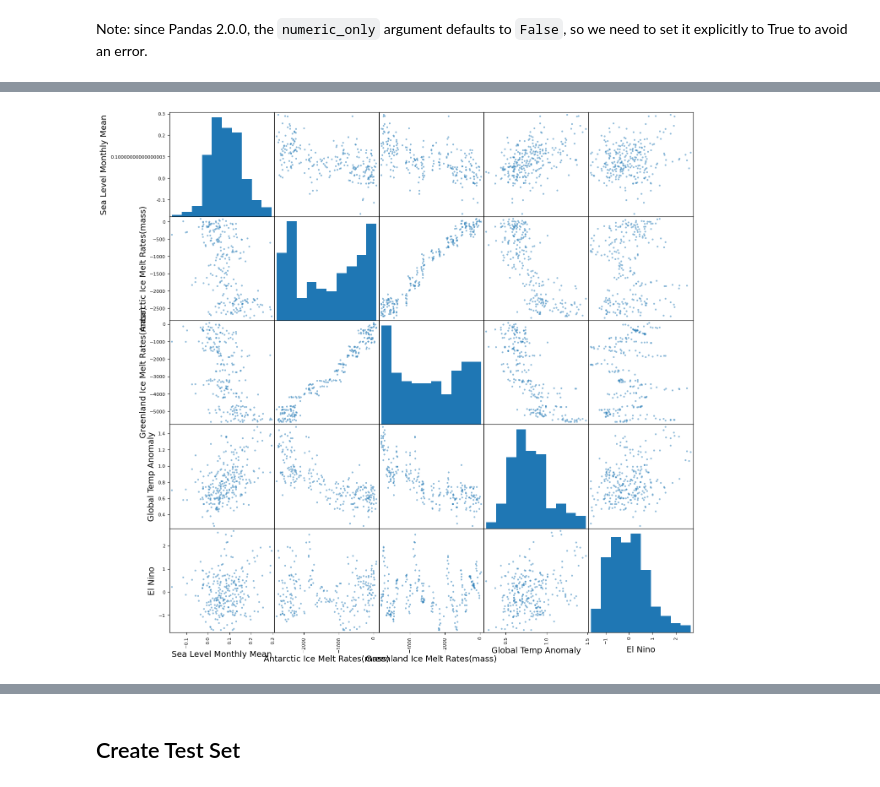
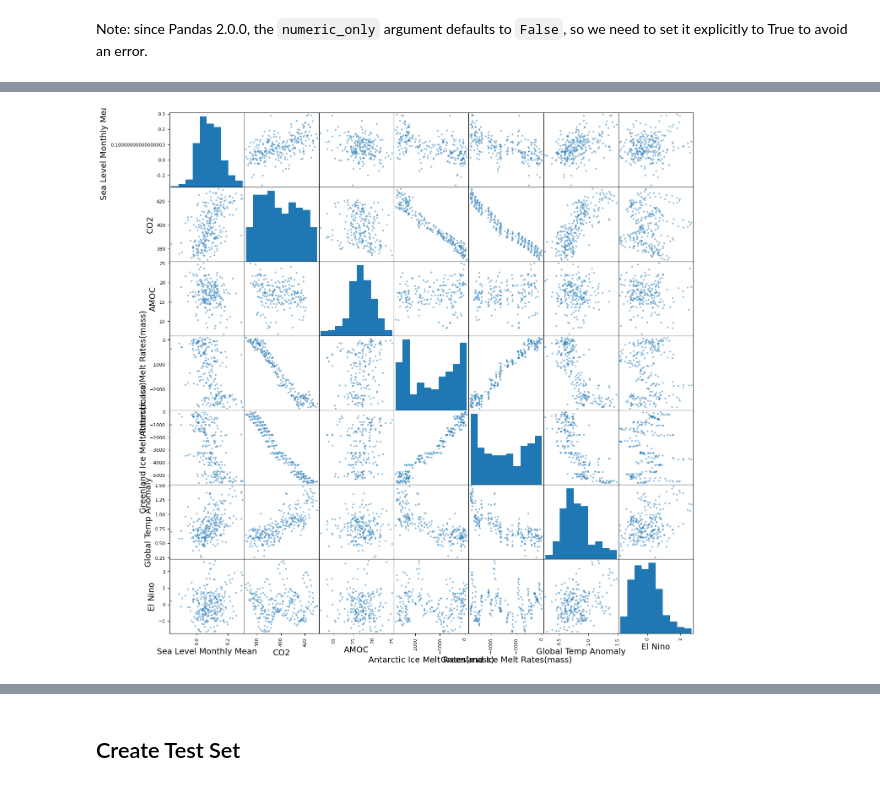
Before and after one commit to ellenyifang2011/sea_level, a Jupyter notebook: src/linear_reg.ipynb, the cells around one changed output, grey strips where cells are left out. Saved outputs shown, nothing was run; the diff lists cells and outputs as text; code cells hidden in the pictures.

```diff
--- a/src/linear_reg.ipynb
+++ b/src/linear_reg.ipynb
@@ -39,7 +39,7 @@ def path(*parts) -> str:
     return os.path.join(data_dir(), *parts)
 
 def load_data():
-    filename="sl_raw.csv"
+    filename="sl_raw2.csv"
     return pd.read_csv(path(filename))
 
 _rawdata = load_data()
@@ -74,5 +76,8 @@ memory usage: 13.0+ KB
 # %% [markdown]
 The following cell is not shown either in the book. It creates the `images` folder (if it doesn't already exist), and it defines the `save_fig()` function which is used through this notebook to save the figures in high-res for the book.
+# %%
+#Drop the Date Column
+_rawdata = _rawdata.drop('Date', axis=1)
 # %%
 import matplotlib.pyplot as plt
 
@@ -105,9 +114,9 @@ Name: Sea Level Monthly Mean, dtype: float64
 # %%
 from pandas.plotting import scatter_matrix
 
-attributes = ["Sea Level Monthly Mean","Antarctic Ice Melt Rates(mass)","Greenland Ice Melt Rates(mass)","Global Temp Anomaly",	"El Nino"]
+attributes = ["Sea Level Monthly Mean","CO2","AMOC","Antarctic Ice Melt Rates(mass)","Greenland Ice Melt Rates(mass)","Global Temp Anomaly",	"El Nino"]
 scatter_matrix(_rawdata[attributes], figsize=(16, 16))
 #save_fig("scatter_matrix_plot")  # extra code
 plt.show()
 # %% [output]
-[figure, old version]
+[figure, new version]
```
Also changed, not shown: parts of 26 cells of this notebook.
